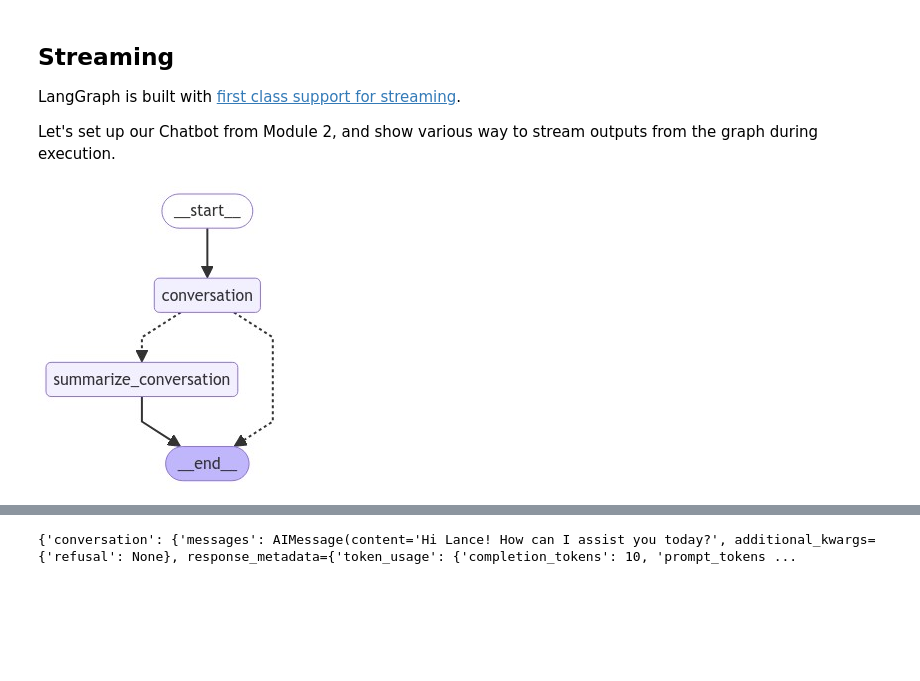
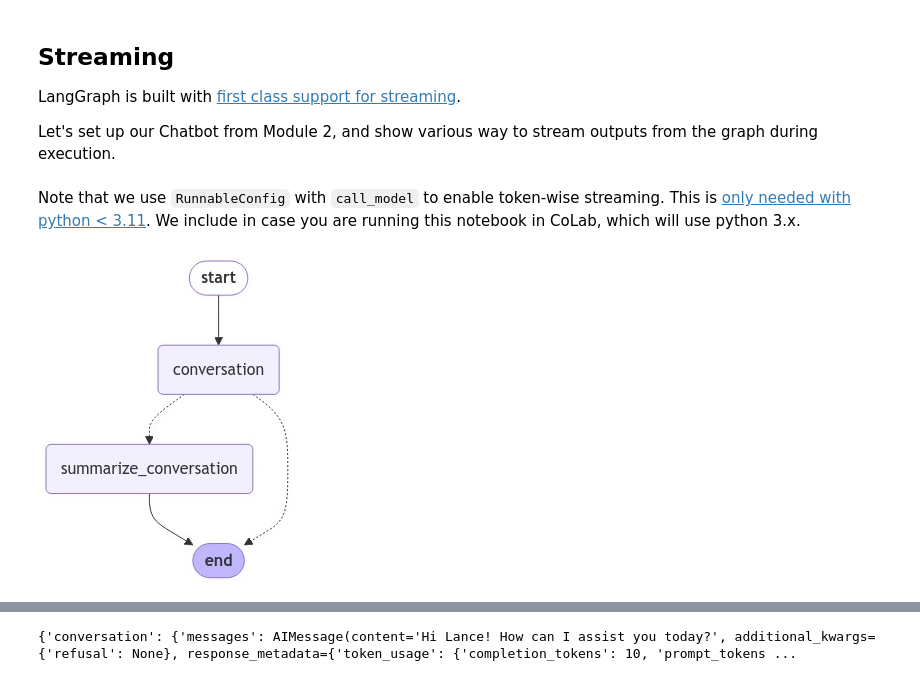
Before and after one commit to langchain-ai/langchain-academy, a Jupyter notebook: module-3/streaming-interruption.ipynb, the cells around one changed output, grey strips where cells are left out. Drawn from its saved outputs; the diff is of its cells as text; code cells hidden in the pictures; blank space fills up the shorter version.

Commit message:
Use RunnableConfig with token streaming for compatibility with CoLab

```diff
--- a/module-3/streaming-interruption.ipynb
+++ b/module-3/streaming-interruption.ipynb
@@ -29,11 +29,14 @@ def _set_env(var: str):
         os.environ[var] = getpass.getpass(f"{var}: ")
 
 _set_env("OPENAI_API_KEY")
+# %% [markdown]
+Note that we use `RunnableConfig` with `call_model` to enable token-wise streaming. This is [only needed with python < 3.11](https://langchain-ai.github.io/langgraph/how-tos/streaming-tokens/). We include in case you are running this notebook in CoLab, which will use python 3.x.
 # %%
 from IPython.display import Image, display
 
 from langchain_openai import ChatOpenAI
 from langchain_core.messages import SystemMessage, HumanMessage, RemoveMessage
+from langchain_core.runnables import RunnableConfig
 
 from langgraph.checkpoint.memory import MemorySaver
 from langgraph.graph import StateGraph, START, END
@@ -47,7 +50,7 @@ class State(MessagesState):
     summary: str
 
 # Define the logic to call the model
-def call_model(state: State):
+def call_model(state: State, config: RunnableConfig):
 
     # Get summary if it exists
     summary = state.get("summary", "")
@@ -64,7 +67,7 @@ def call_model(state: State):
     else:
         messages = state["messages"]
 
-    response = model.invoke(messages)
+    response = model.invoke(messages, config)
     return {"messages": response}
 
 def summarize_conversation(state: State):
@@ -94,34 +97,34 @@ def summarize_conversation(state: State):
 
 # Determine whether to end or summarize the conversation
 def should_continue(state: State):
 
     """Return the next node to execute."""
 
     messages = state["messages"]
 
     # If there are more than six messages, then we summarize the conversation
     if len(messages) > 6:
         return "summarize_conversation"
 
     # Otherwise we can just end
     return END
 
 # Define a new graph
 workflow = StateGraph(State)
 workflow.add_node("conversation", call_model)
 workflow.add_node(summarize_conversation)
 
 # Set the entrypoint as conversation
 workflow.add_edge(START, "conversation")
 workflow.add_conditional_edges("conversation", should_continue)
 workflow.add_edge("summarize_conversation", END)
 
 # Compile
 memory = MemorySaver()
 graph = workflow.compile(checkpointer=memory)
 display(Image(graph.get_graph().draw_mermaid_png()))
 # %% [output]
-[figure, old version]
+[figure, new version]
 # %% [markdown]
 ### Streaming full state
 
```
Also changed, not shown: parts of 4 cells of this notebook.
